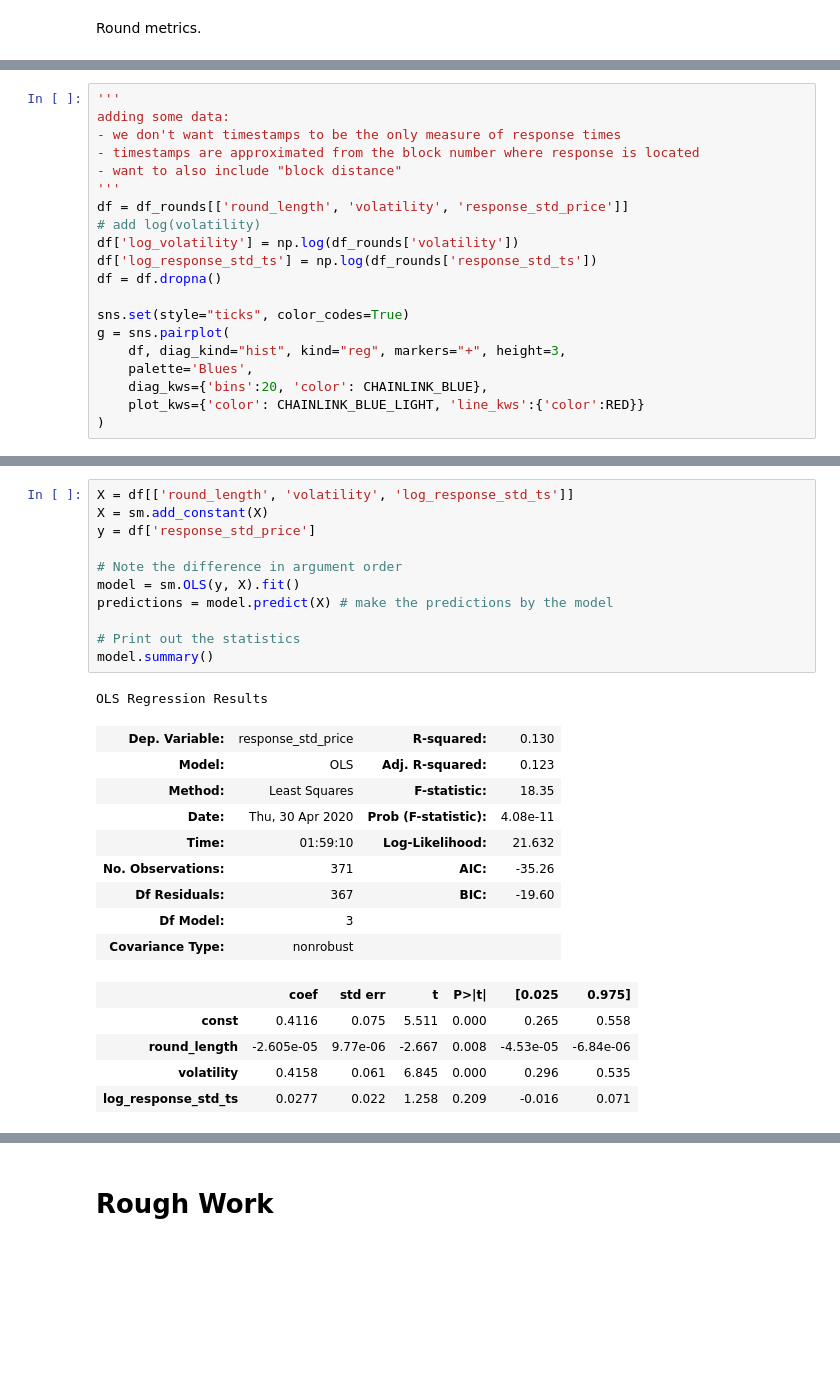
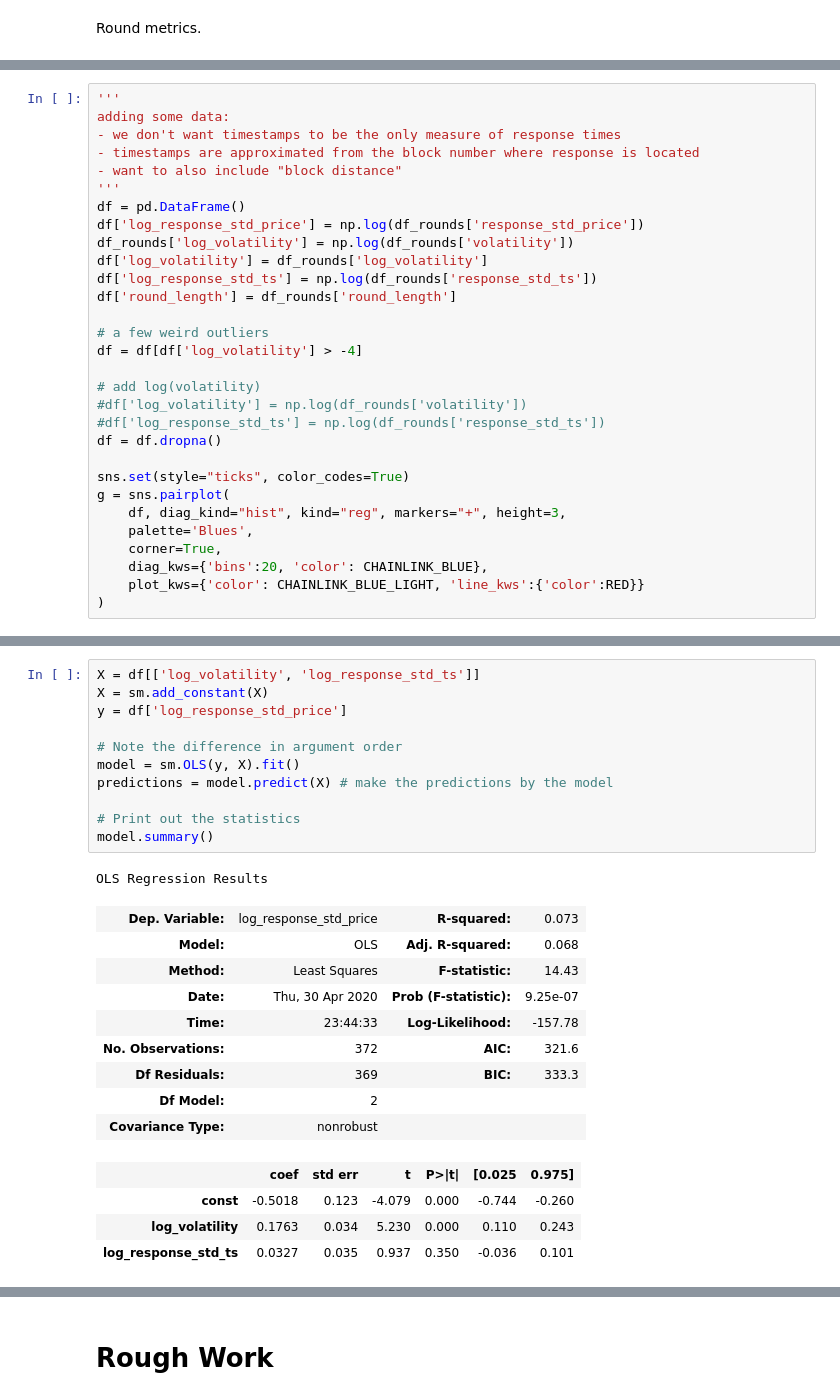
Before and after one commit to sassmilic/chainlink-price-contract-analysis, a Jupyter notebook: chainlink price feed analysis.ipynb, the cells around one changed output, grey strips where cells are left out. Saved outputs shown, nothing was run; the diff lists cells and outputs as text; blank space fills up the shorter version.

```diff
--- a/chainlink price feed analysis.ipynb
+++ b/chainlink price feed analysis.ipynb
@@ -364,16 +348,26 @@ adding some data:
 - timestamps are approximated from the block number where response is located
 - want to also include "block distance"
 '''
-df = df_rounds[['round_length', 'volatility', 'response_std_price']]
+df = pd.DataFrame()
+df['log_response_std_price'] = np.log(df_rounds['response_std_price'])
+df_rounds['log_volatility'] = np.log(df_rounds['volatility'])
+df['log_volatility'] = df_rounds['log_volatility']
+df['log_response_std_ts'] = np.log(df_rounds['response_std_ts'])
+df['round_length'] = df_rounds['round_length']
+
+# a few weird outliers
+df = df[df['log_volatility'] > -4]
+
 # add log(volatility)
-df['log_volatility'] = np.log(df_rounds['volatility'])
-df['log_response_std_ts'] = np.log(df_rounds['response_std_ts'])
+#df['log_volatility'] = np.log(df_rounds['volatility'])
+#df['log_response_std_ts'] = np.log(df_rounds['response_std_ts'])
 df = df.dropna()
 
 sns.set(style="ticks", color_codes=True)
 g = sns.pairplot(
     df, diag_kind="hist", kind="reg", markers="+", height=3,
     palette='Blues',
+    corner=True,
     diag_kws={'bins':20, 'color': CHAINLINK_BLUE},
     plot_kws={'color': CHAINLINK_BLUE_LIGHT, 'line_kws':{'color':RED}}
 )
@@ -390,27 +385,26 @@ g = sns.pairplot(
 # %%
-X = df[['round_length', 'volatility', 'log_response_std_ts']]
+X = df[['log_volatility', 'log_response_std_ts']]
 X = sm.add_constant(X)
-y = df['response_std_price']
+y = df['log_response_std_price']
 
 # Note the difference in argument order
 model = sm.OLS(y, X).fit()
 predictions = model.predict(X) # make the predictions by the model
 
 # Print out the statistics
 model.summary()
 # %% [output]
 OLS Regression Results
-| Dep. Variable: | response_std_price | R-squared: | 0.130 |
-| Model: | OLS | Adj. R-squared: | 0.123 |
-| Method: | Least Squares | F-statistic: | 18.35 |
-| Date: | Thu, 30 Apr 2020 | Prob (F-statistic): | 4.08e-11 |
-| Time: | 01:59:10 | Log-Likelihood: | 21.632 |
-| No. Observations: | 371 | AIC: | -35.26 |
-| Df Residuals: | 367 | BIC: | -19.60 |
-| Df Model: | 3 |  |  |
+| Dep. Variable: | log_response_std_price | R-squared: | 0.073 |
+| Model: | OLS | Adj. R-squared: | 0.068 |
+| Method: | Least Squares | F-statistic: | 14.43 |
+| Date: | Thu, 30 Apr 2020 | Prob (F-statistic): | 9.25e-07 |
+| Time: | 23:44:33 | Log-Likelihood: | -157.78 |
+| No. Observations: | 372 | AIC: | 321.6 |
+| Df Residuals: | 369 | BIC: | 333.3 |
+| Df Model: | 2 |  |  |
 | Covariance Type: | nonrobust |  |  |
 |  | coef | std err | t | P>|t| | [0.025 | 0.975] |
-| const | 0.4116 | 0.075 | 5.511 | 0.000 | 0.265 | 0.558 |
-| round_length | -2.605e-05 | 9.77e-06 | -2.667 | 0.008 | -4.53e-05 | -6.84e-06 |
-| volatility | 0.4158 | 0.061 | 6.845 | 0.000 | 0.296 | 0.535 |
-| log_response_std_ts | 0.0277 | 0.022 | 1.258 | 0.209 | -0.016 | 0.071 |
+| const | -0.5018 | 0.123 | -4.079 | 0.000 | -0.744 | -0.260 |
+| log_volatility | 0.1763 | 0.034 | 5.230 | 0.000 | 0.110 | 0.243 |
+| log_response_std_ts | 0.0327 | 0.035 | 0.937 | 0.350 | -0.036 | 0.101 |
```
Also changed, not shown: parts of 89 cells of this notebook.
